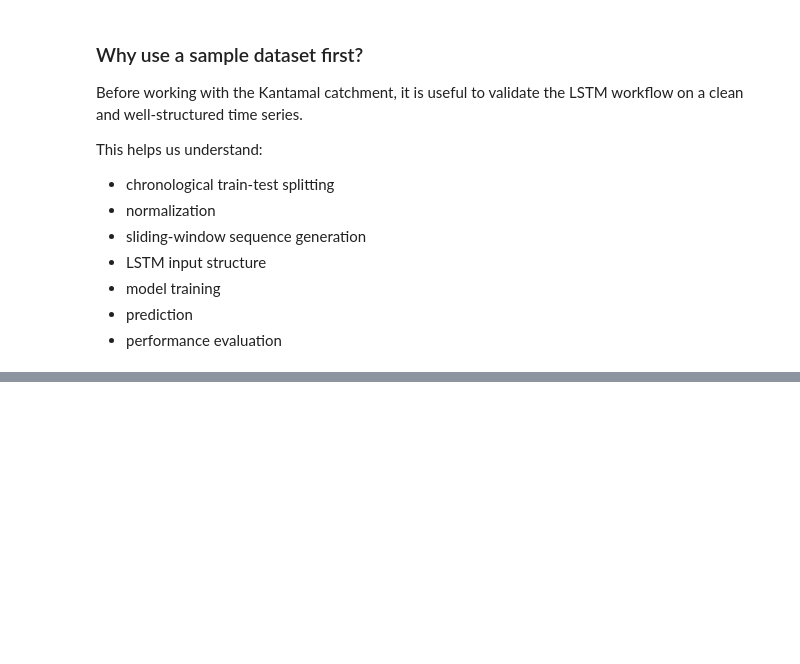
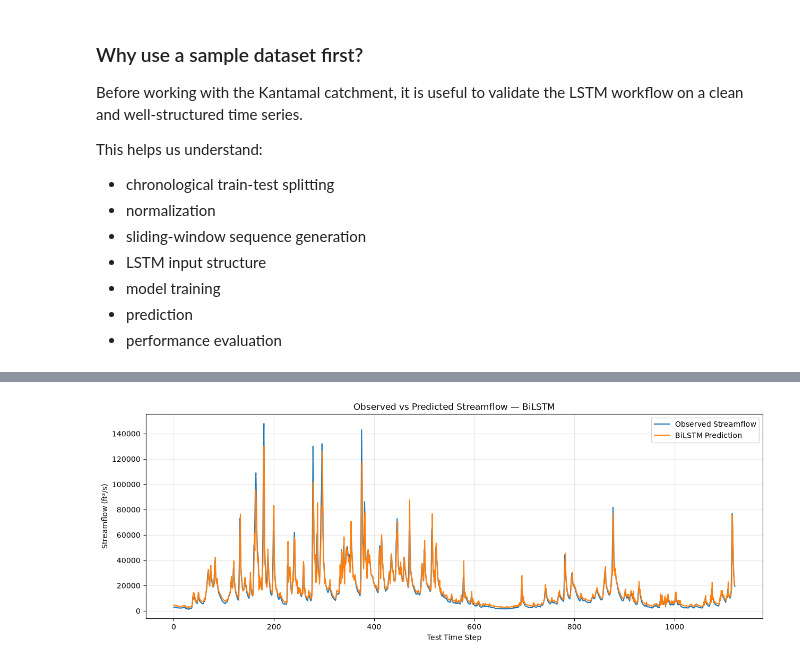
Before and after one commit to kar151A/kantamal-streamflow-forecasting, a Jupyter notebook: notebooks/01_sample_lstm.ipynb, the cells around one changed output, grey strips where cells are left out. Cells and saved outputs as stored; diff of their text form; code cells hidden in the pictures; blank space fills up the shorter version.

```diff
--- a/notebooks/01_sample_lstm.ipynb
+++ b/notebooks/01_sample_lstm.ipynb
@@ -74,0 +651,31 @@ This helps us understand:
+# %%
+bilstm_pred_scaled = bilstm_model.predict(X_test)
+
+bilstm_pred = scaler.inverse_transform(bilstm_pred_scaled)
+
+bilstm_rmse = np.sqrt(
+    mean_squared_error(y_test_actual, bilstm_pred)
+)
+
+bilstm_mae = mean_absolute_error(
+    y_test_actual, bilstm_pred
+)
+
+bilstm_r2 = r2_score(
+    y_test_actual, bilstm_pred
+)
+
+bilstm_prediction = bilstm_pred.flatten()
+
+bilstm_nse = 1 - (
+    np.sum((observed - bilstm_prediction) ** 2)
+    /
+    np.sum((observed - np.mean(observed)) ** 2)
+)
+
+print("BiLSTM PERFORMANCE")
+print("---------------------------")
+print(f"RMSE : {bilstm_rmse:.2f} ft³/s")
+print(f"MAE  : {bilstm_mae:.2f} ft³/s")
+print(f"R²   : {bilstm_r2:.4f}")
+print(f"NSE  : {bilstm_nse:.4f}")
@@ -74,0 +690,15 @@ This helps us understand:
+# %%
+plt.figure(figsize=(15, 5))
+
+plt.plot(y_test_actual, label="Observed Streamflow")
+plt.plot(bilstm_pred, label="BiLSTM Prediction")
+
+plt.title("Observed vs Predicted Streamflow — BiLSTM")
+plt.xlabel("Test Time Step")
+plt.ylabel("Streamflow (ft³/s)")
+plt.legend()
+plt.grid(alpha=0.3)
+
+plt.show()
+# %% [output]
+[figure, added]
```
Also changed, not shown: parts of 60 cells of this notebook, 3 other files.
